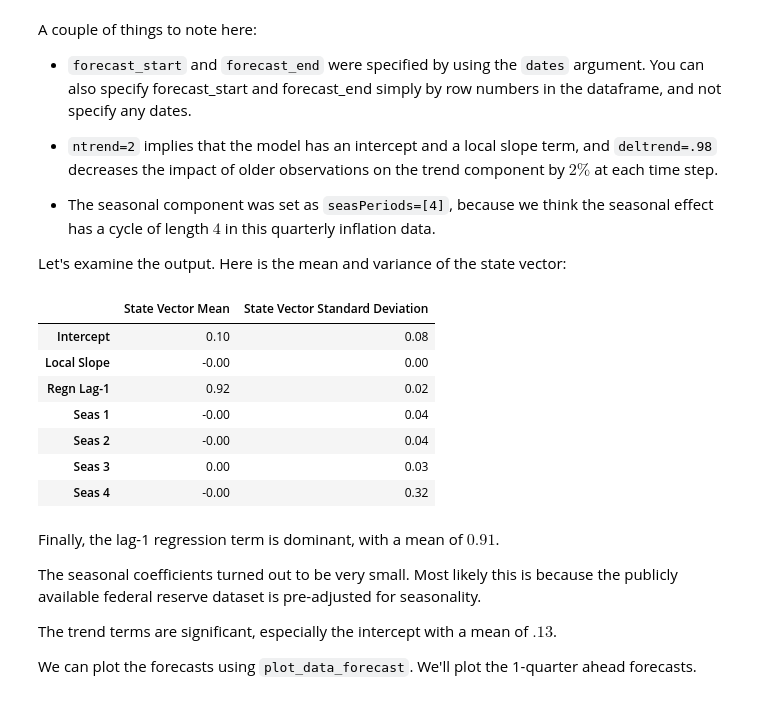
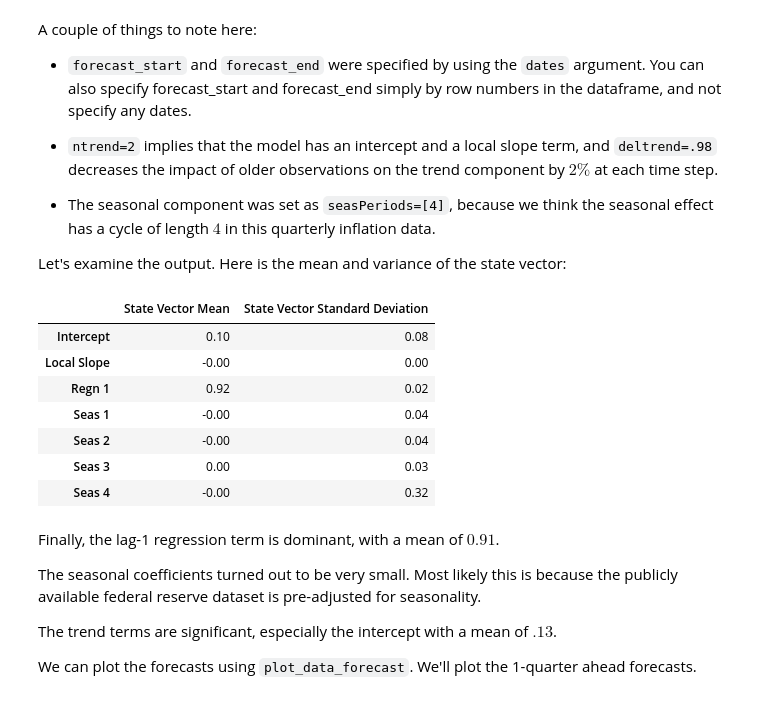
Before and after one commit to lavinei/pybats_nbdev, a Jupyter notebook: nbs/05_analysis.ipynb, the cells around one changed output. Cells and saved outputs as stored; diff of their text form; code cells hidden in the pictures.

```diff
--- a/nbs/05_analysis.ipynb
+++ b/nbs/05_analysis.ipynb
@@ -260,24 +260,17 @@ A couple of things to note here:
 - The seasonal component was set as `seasPeriods=[4]`, because we think the seasonal effect has a cycle of length $4$ in this quarterly inflation data.
 
 Let's examine the output. Here is the mean and variance of the state vector:
-# %%
-names = ['Intercept', 'Local Slope',
-         'Regn Lag-1',
-         'Seas 1', 'Seas 2', 'Seas 3',
-         'Seas 4']
-
-pd.DataFrame({'State Vector Mean':mod.a.reshape(-1),
-              'State Vector Standard Deviation': np.sqrt(mod.R.diagonal())},
-             index=names).round(2)
-# %% [output]
-|  | State Vector Mean | State Vector Standard Deviation |
-| Intercept | 0.10 | 0.08 |
-| Local Slope | -0.00 | 0.00 |
-| Regn Lag-1 | 0.92 | 0.02 |
-| Seas 1 | -0.00 | 0.04 |
-| Seas 2 | -0.00 | 0.04 |
-| Seas 3 | 0.00 | 0.03 |
-| Seas 4 | -0.00 | 0.32 |
+# %%
+mod.get_coef()
+# %% [output]
+|  | State Vector Mean | State Vector Standard Deviation |
+| Intercept | 0.10 | 0.08 |
+| Local Slope | -0.00 | 0.00 |
+| Regn 1 | 0.92 | 0.02 |
+| Seas 1 | -0.00 | 0.04 |
+| Seas 2 | -0.00 | 0.04 |
+| Seas 3 | 0.00 | 0.03 |
+| Seas 4 | -0.00 | 0.32 |
 # %% [markdown]
 Finally, the lag-1 regression term is dominant, with a mean of $0.91$.
 
```
Also changed, not shown: parts of 1 cell of this notebook, 7 other files.
